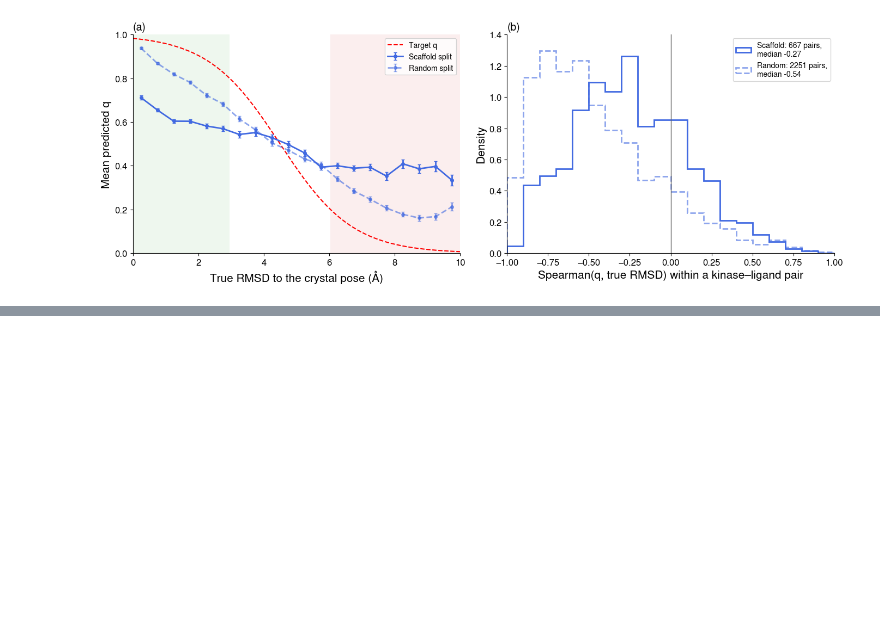
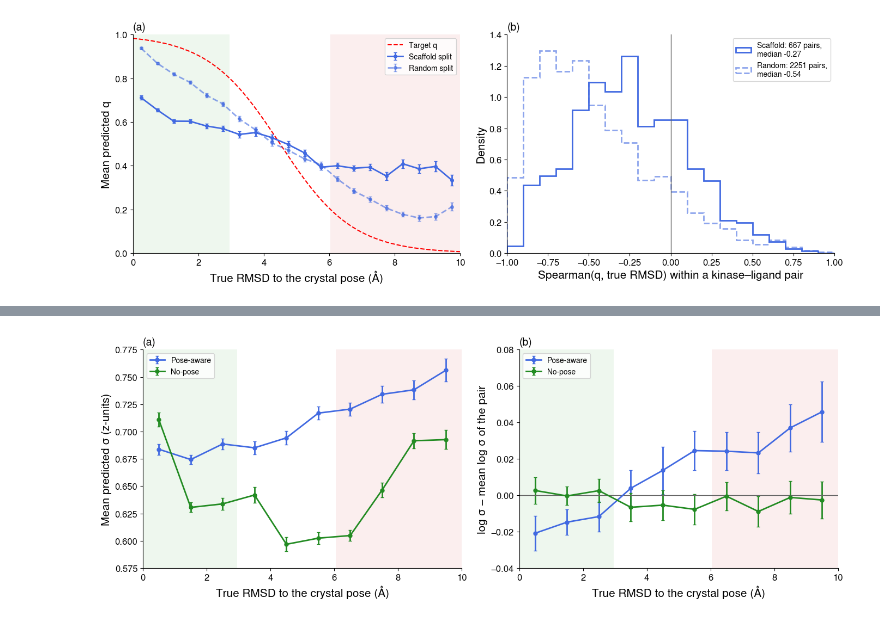
Before and after one commit to openkinome/multi-objective-kinodata-3D, a Jupyter notebook: analysis_publication/pose_reliability_validation.ipynb, the cells around one changed output, grey strips where cells are left out. Saved outputs shown, nothing was run; the diff lists cells and outputs as text; code cells hidden in the pictures; blank space fills up the shorter version.

```diff
--- a/analysis_publication/pose_reliability_validation.ipynb
+++ b/analysis_publication/pose_reliability_validation.ipynb
@@ -184,0 +296,27 @@ plt.show()
+# %%
+d = data["scaffold"].copy()
+bins1 = np.arange(0, 10.01, 1.0)
+c1 = (bins1[:-1] + bins1[1:]) / 2
+d["bin"] = pd.cut(d["true_rmsd"], bins1, include_lowest=True)
+fig, axes = plt.subplots(1, 2, figsize=(14, 5.2))
+for ax in axes:
+    ax.axvspan(0, GOOD_RMSD, color=COLORS["good"], alpha=0.08, lw=0)
+    ax.axvspan(BAD_RMSD, 10, color=COLORS["bad"], alpha=0.08, lw=0)
+for model, (col, color) in SIGMA.items():
+    m = d.groupby("bin", observed=False)[col].agg(["mean", "std", "size"])
+    axes[0].errorbar(c1, m["mean"], yerr=1.96 * m["std"] / np.sqrt(m["size"]), fmt="o-", ms=5, capsize=2, color=color, label=model.capitalize())
+    d["rel"] = np.log(d[col]) - d.groupby("group")[col].transform(lambda s: np.log(s).mean())
+    pm = d.groupby(["group", "bin"], observed=True)["rel"].mean().reset_index()   # each pair counted once per bin
+    m2 = pm.groupby("bin", observed=False)["rel"].agg(["mean", "std", "size"])
+    axes[1].errorbar(c1, m2["mean"], yerr=1.96 * m2["std"] / np.sqrt(m2["size"]), fmt="o-", ms=5, capsize=2, color=color, label=model.capitalize())
+axes[0].set(xlim=(0, 10), xlabel="True RMSD to the crystal pose (Å)", ylabel="Mean predicted σ (z-units)")
+axes[1].axhline(0, color="0.4", lw=1)
+axes[1].set(xlim=(0, 10), xlabel="True RMSD to the crystal pose (Å)", ylabel="log σ − mean log σ of the pair")
+axes[0].set_title("(a)", loc="left"); axes[1].set_title("(b)", loc="left")
+for ax in axes:
+    ax.legend(loc="upper left", fontsize=10)
+fig.tight_layout()
+fig.savefig(OUTPUT / "sigma_vs_true_rmsd.png", dpi=600)
+plt.show()
+# %% [output]
+[figure, added]
```
Also changed, not shown: parts of 6 cells of this notebook, 2 other files.
